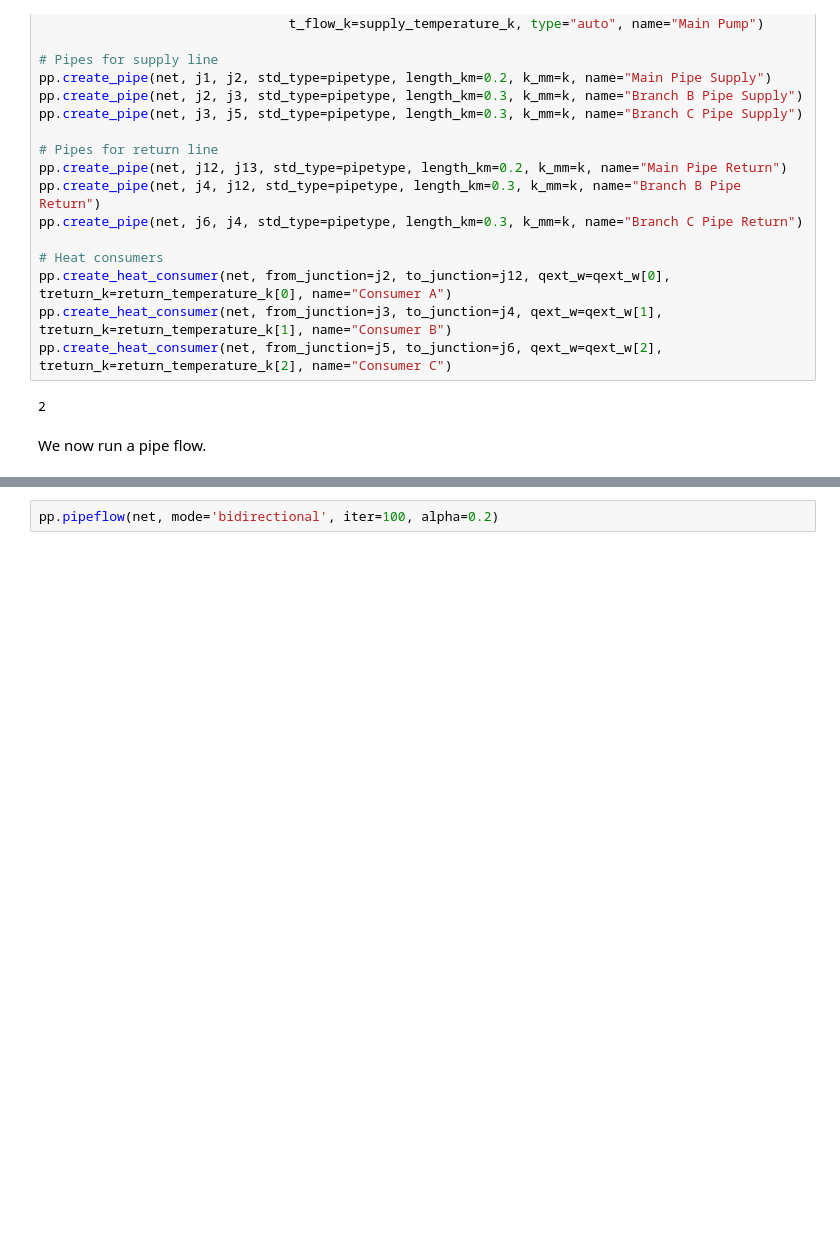
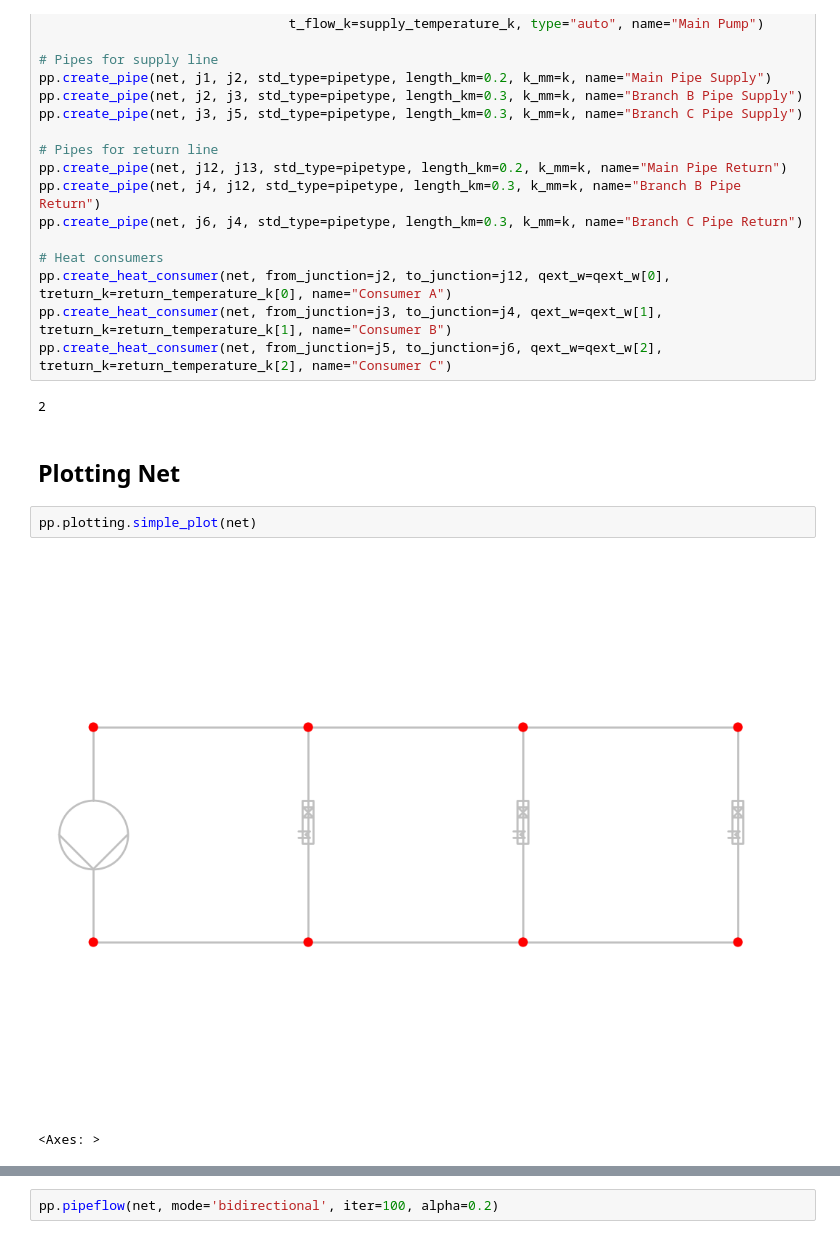
Before and after one commit to e2nIEE/pandapipes, a Jupyter notebook: tutorials/district_heating/time_series_in_a_circular_district_heating_grid.ipynb, the cells around one changed output, grey strips where cells are left out. Saved outputs shown, nothing was run; the diff lists cells and outputs as text; blank space fills up the shorter version.

```diff
--- a/tutorials/district_heating/time_series_in_a_circular_district_heating_grid.ipynb
+++ b/tutorials/district_heating/time_series_in_a_circular_district_heating_grid.ipynb
@@ -53,6 +77,10 @@ pp.create_heat_consumer(net, from_junction=j3, to_junction=j4, qext_w=qext_w[1],
 pp.create_heat_consumer(net, from_junction=j5, to_junction=j6, qext_w=qext_w[2], treturn_k=return_temperature_k[2], name="Consumer C")
 # %% [output]
 2
-# %% [markdown]
-
-We now run a pipe flow.
+# %% [markdown]
+## Plotting Net
+# %%
+pp.plotting.simple_plot(net)
+# %% [output]
+[figure, added]
+<Axes: >
```
Also changed, not shown: parts of 24 cells of this notebook, 9 other files.
